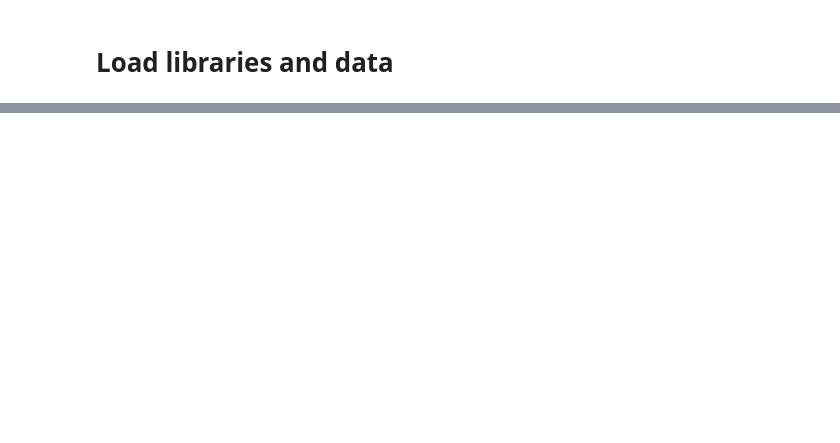
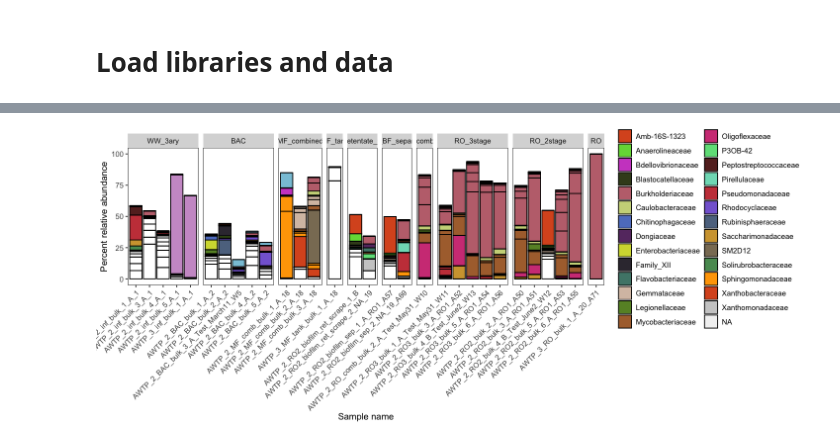
Before and after one commit to rosekantor/awtp2, a Jupyter notebook: awtp2_16S_analysis.ipynb, the cells around one changed output, grey strips where cells are left out. Cells and saved outputs as stored; diff of their text form; code cells hidden in the pictures; blank space fills up the shorter version.

```diff
--- a/awtp2_16S_analysis.ipynb
+++ b/awtp2_16S_analysis.ipynb
@@ -536,0 +219,16 @@ Warning message:
+# %%
+## Family, by ASV segment for abundant ASVs (>3% in 1 sample)
+options(repr.plot.width = 12, repr.plot.height = 5)
+
+plot_bar(ps_dpwf_perc_filt1.3, x="sample_code_full_and_batch", fill="Family") + scale_fill_manual(values = colors) +
+  theme(panel.background=element_blank(), panel.border=element_rect(color = "black", fill = NA),
+        axis.text.x = element_text(angle = 45, hjust = 1, vjust = 1, size=9),
+        axis.text.y = element_text(size=9),
+        legend.text=element_text(size=9),
+        legend.title=element_text(size=9))+
+    facet_grid(.~location_code, scale="free_x", space="free_x")+
+ylab("Percent relative abundance") +
+xlab("Sample name")+
+guides(fill=guide_legend(ncol=2))
+# %% [output]
+[figure, added]
```
Also changed, not shown: parts of 80 cells of this notebook.
